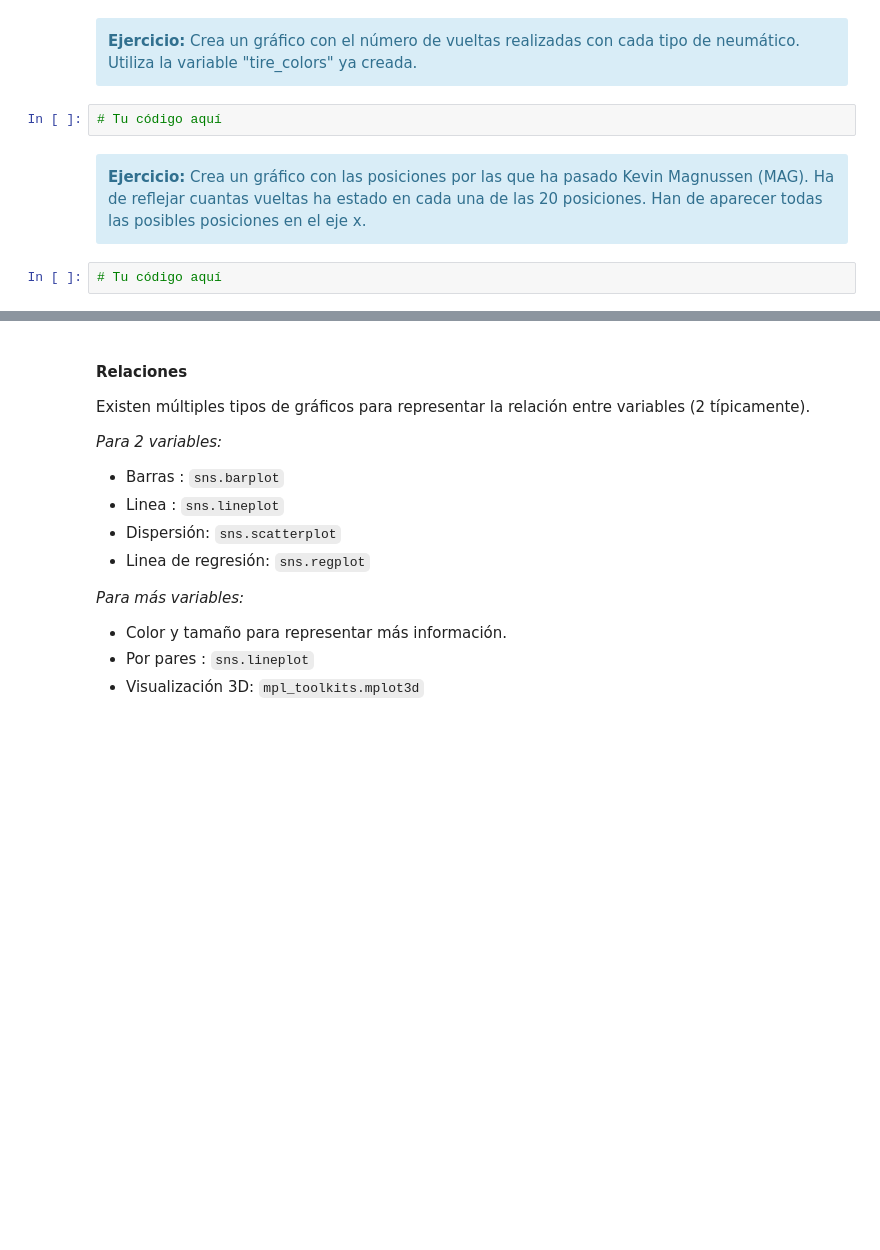
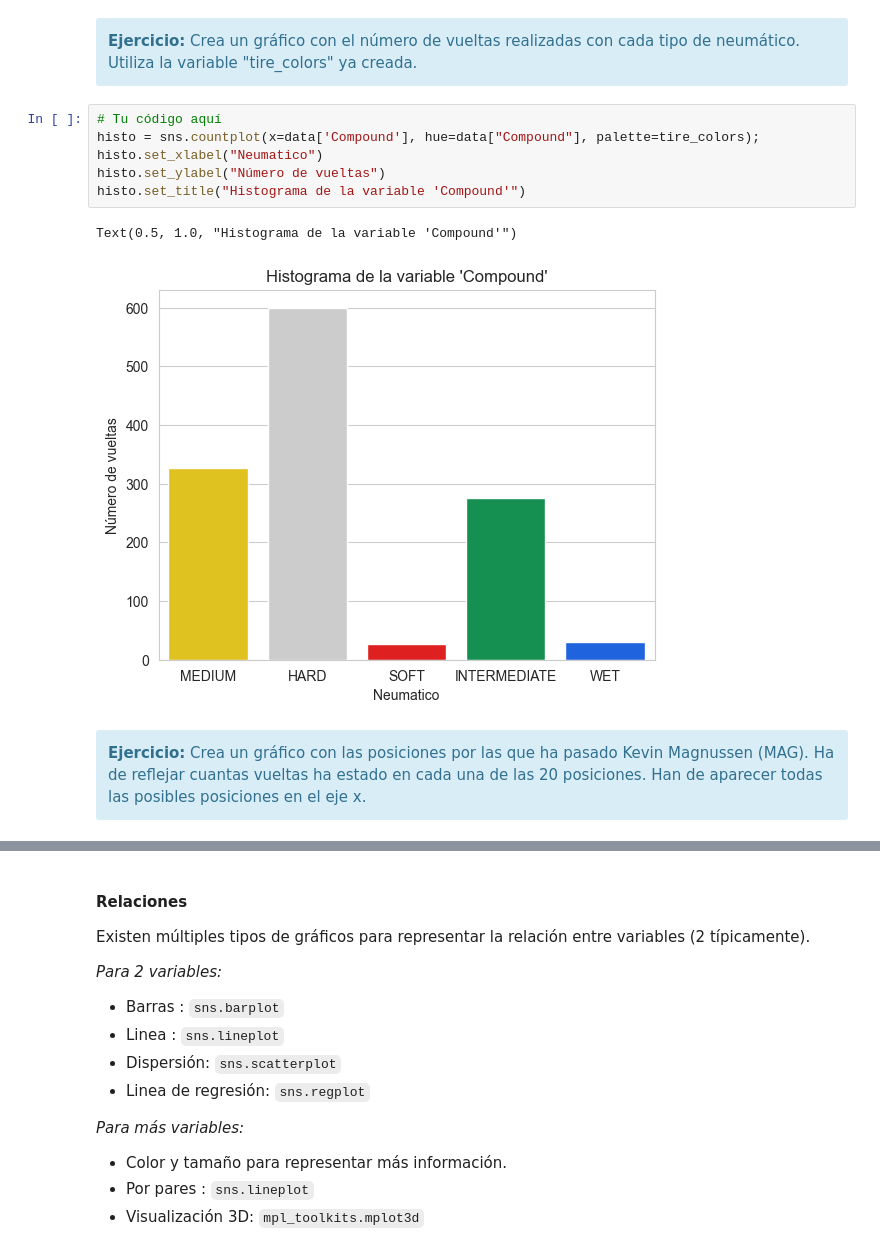
Before and after one commit to medinafdzz/Sistemas-Inteligentes, a Jupyter notebook: prácticas/ES/P2/P2.3-Visualización.ipynb, the cells around one changed output, grey strips where cells are left out. Cells and saved outputs as stored; diff of their text form; blank space fills up the shorter version.

```diff
--- a/prácticas/ES/P2/P2.3-Visualización.ipynb
+++ b/prácticas/ES/P2/P2.3-Visualización.ipynb
@@ -154,11 +233,16 @@ plt.show()
 <div class="alert alert-block alert-info">
     <b>Ejercicio:</b> Crea un gráfico con el número de vueltas realizadas con cada tipo de neumático. Utiliza la variable "tire_colors" ya creada.
 </div>
-# %%
-# Tu código aquí
+# %%
+# Tu código aquí
+histo = sns.countplot(x=data['Compound'], hue=data["Compound"], palette=tire_colors);
+histo.set_xlabel("Neumatico")
+histo.set_ylabel("Número de vueltas")
+histo.set_title("Histograma de la variable 'Compound'")
+# %% [output]
+Text(0.5, 1.0, "Histograma de la variable 'Compound'")
+[figure, added]
 # %% [markdown]
 <div class="alert alert-block alert-info">
     <b>Ejercicio:</b> Crea un gráfico con las posiciones por las que ha pasado Kevin Magnussen (MAG). Ha de reflejar cuantas vueltas ha estado en cada una de las 20 posiciones. Han de aparecer todas las posibles posiciones en el eje x.
 </div>
-# %%
-# Tu código aquí
```
Also changed, not shown: parts of 29 cells of this notebook.
